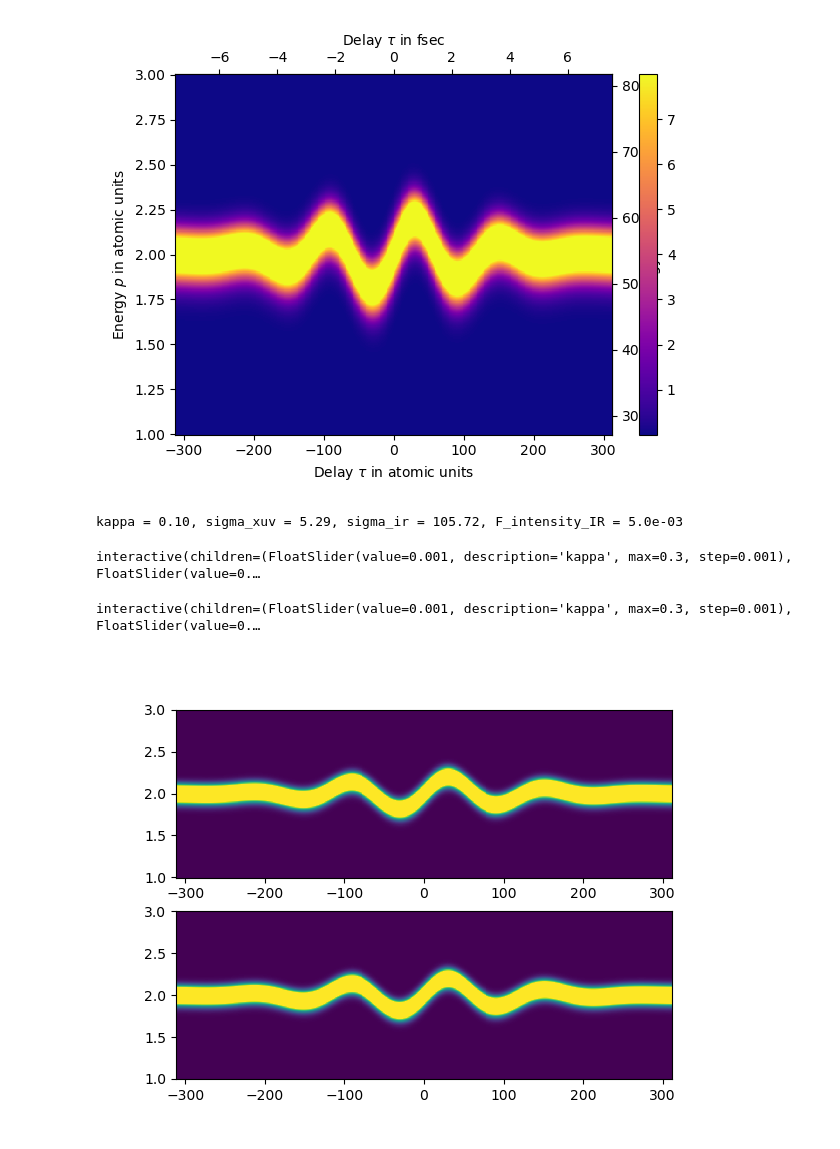
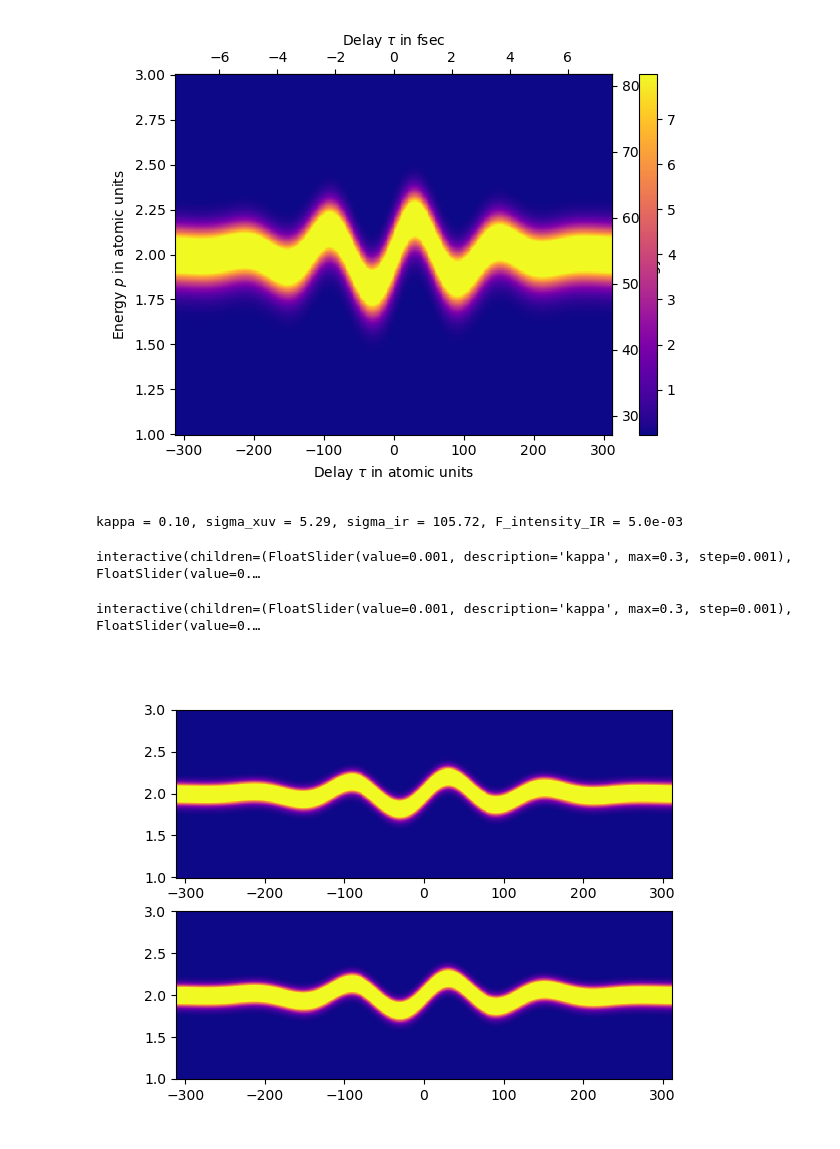
Before and after one commit to lrlunin/attosecond-streaking, a Jupyter notebook: interactive.ipynb, the cells around one changed output. Cells and saved outputs as stored; diff of their text form; code cells hidden in the pictures.

```diff
--- a/interactive.ipynb
+++ b/interactive.ipynb
@@ -104,26 +104,26 @@ interactive(children=(FloatSlider(value=0.001, description='kappa', max=0.3, ste
 # %%
 p = np.linspace(1, 3, 300)
 tau = np.linspace(-7.5/ 2.41e-2, 7.5/2.41e-2, 500)
 pp, tautau = np.meshgrid(p, tau)
 res = a(pp, tautau)**2
 
 fig, axs = plt.subplots(2, 1)
 
-plot2d_left = axs[0].pcolormesh(tau, p, res)
-plot2d_right = axs[1].pcolormesh(tau, p, res)
+plot2d_top = axs[0].pcolormesh(tau, p, res, cmap='plasma')
+plot2d_down = axs[1].pcolormesh(tau, p, res, cmap='plasma')
 
 def update_up(kappa = 1e-3, fwhm_xuv=0.3, F_intensity_IR=1./100):
-    plot2d_left.set_array(a(pp, tautau, kappa=kappa, fwhm_xuv=fwhm_xuv, F_intensity_IR=F_intensity_IR)**2)
+    plot2d_top.set_array(a(pp, tautau, kappa=kappa, fwhm_xuv=fwhm_xuv, F_intensity_IR=F_intensity_IR)**2)
     fig.canvas.draw_idle()
 
 def update_down(kappa = 1e-3, fwhm_xuv=0.3, F_intensity_IR=1./100):
-    plot2d_right.set_array(a(pp, tautau, kappa=kappa, fwhm_xuv=fwhm_xuv, F_intensity_IR=F_intensity_IR)**2)
+    plot2d_down.set_array(a(pp, tautau, kappa=kappa, fwhm_xuv=fwhm_xuv, F_intensity_IR=F_intensity_IR)**2)
     fig.canvas.draw_idle()
 
 interact(update_up, kappa = (0.0, 0.3, 0.001), fwhm_xuv = (0.05, 0.6, 0.01), F_intensity_IR = (0., 0.02, 0.0001));
 interact(update_down, kappa = (0.0, 0.3, 0.001), fwhm_xuv = (0.05, 0.6, 0.01), F_intensity_IR = (0., 0.02, 0.0001));
 # %% [output]
 kappa = 0.10, sigma_xuv = 5.29, sigma_ir = 105.72, F_intensity_IR = 5.0e-03
 interactive(children=(FloatSlider(value=0.001, description='kappa', max=0.3, step=0.001), FloatSlider(value=0.…
 interactive(children=(FloatSlider(value=0.001, description='kappa', max=0.3, step=0.001), FloatSlider(value=0.…
-[figure, old version]
+[figure, new version]
```
